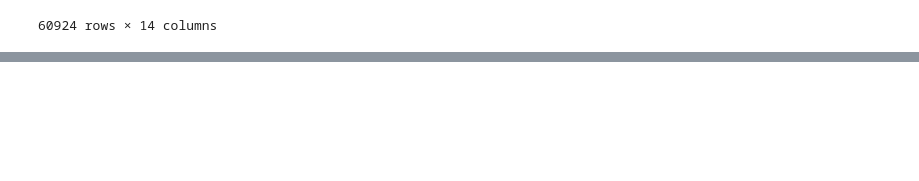
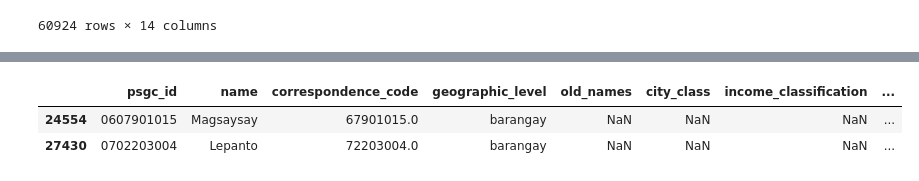
Before and after one commit to bendlikeabamboo/pap-datalab, a Jupyter notebook: notebooks/fuzzymatch.ipynb, the cells around one changed output, grey strips where cells are left out. Cells and saved outputs as stored; diff of their text form; code cells hidden in the pictures; blank space fills up the shorter version.

```diff
--- a/notebooks/fuzzymatch.ipynb
+++ b/notebooks/fuzzymatch.ipynb
@@ -699,0 +836,6 @@ ValueError: Cannot mask with non-boolean array containing NA / NaN values
+# %%
+bdf.sample(2)
+# %% [output]
+|  | psgc_id | name | correspondence_code | geographic_level | old_names | city_class | income_classification | ... |
+| 24554 | 0607901015 | Magsaysay | 67901015.0 | barangay | NaN | NaN | NaN | ... |
+| 27430 | 0702203004 | Lepanto | 72203004.0 | barangay | NaN | NaN | NaN | ... |
```
Also changed, not shown: parts of 46 cells of this notebook, 2 other files.
